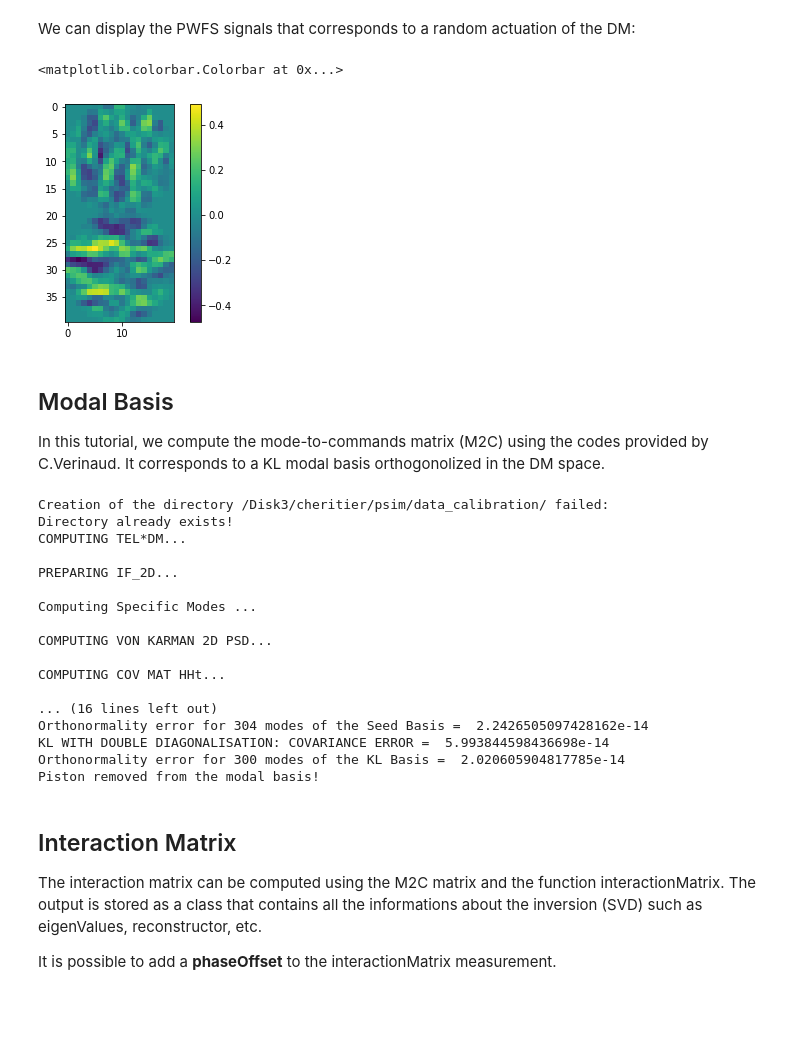
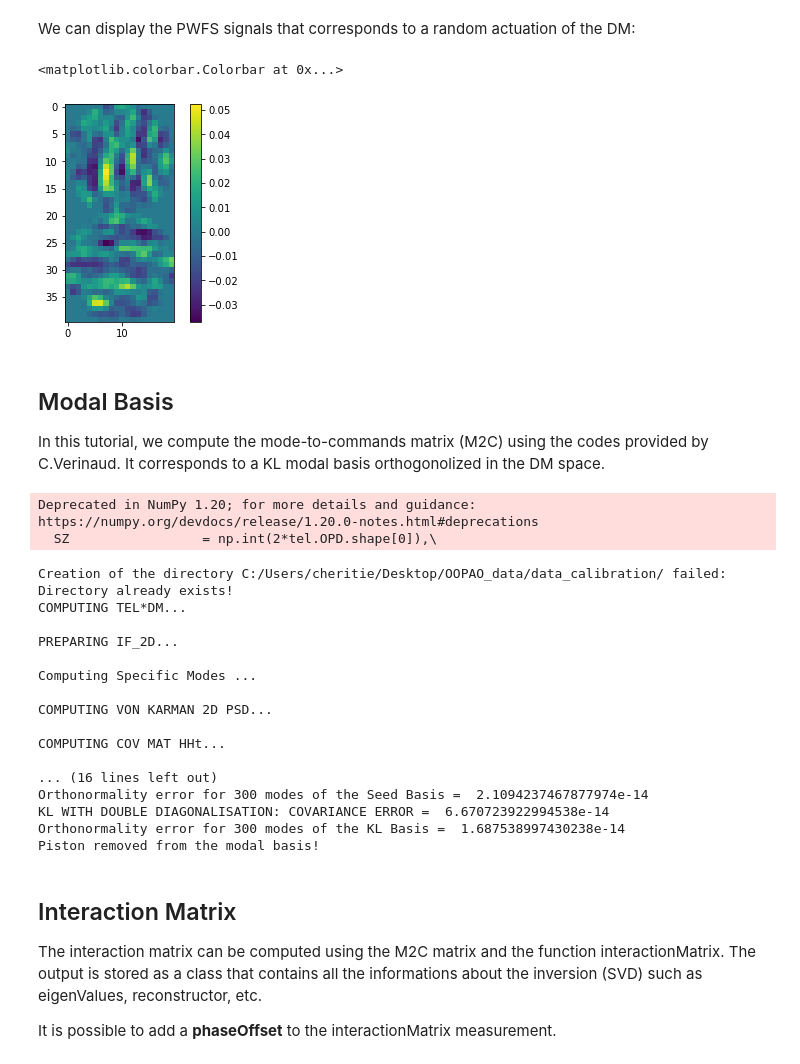
Before and after one commit to cheritier/OOPAO, a Jupyter notebook: tutorials/tutorial_howToAdaptiveOptics.ipynb, the cells around one changed output. Drawn from its saved outputs; the diff is of its cells as text; code cells hidden in the pictures; blank space fills up the shorter version.

```diff
--- a/tutorials/tutorial_howToAdaptiveOptics.ipynb
+++ b/tutorials/tutorial_howToAdaptiveOptics.ipynb
@@ -349,9 +357,9 @@ To update the DM surface, the property **dm.coefs** must be updated to set the n
 
 Typically, using a random command vector, we can propagate the light through the DM (light is reflected hence the sign change and the factor 2 in OPD):
 # %%
-tel-atm
+tel+atm
 
-dm.coefs = (np.random.rand(dm.nValidAct)-0.5)*100e-9
+dm.coefs = (np.random.rand(dm.nValidAct)-0.5)*1000e-9
 tel*dm
 plt.figure()
 plt.subplot(121)
@@ -476,15 +484,15 @@ plt.colorbar()
 # %% [markdown]
 We can display the PWFS signals that corresponds to a random actuation of the DM:
 # %%
-dm.coefs = (np.random.rand(dm.nValidAct)-0.5)*100e-9
+dm.coefs = (np.random.rand(dm.nValidAct)-0.5)*10e-9
 tel*dm*wfs
 
 plt.figure()
 plt.imshow(wfs.pyramidSignal_2D)
 plt.colorbar()
 # %% [output]
 <matplotlib.colorbar.Colorbar at 0x...>
-[figure, old version]
+[figure, new version]
 # %% [markdown]
 ## Modal Basis
 In this tutorial, we compute the mode-to-commands matrix (M2C) using the codes provided by C.Verinaud. It corresponds to a KL modal basis orthogonolized in the DM space.
@@ -511,23 +519,25 @@ M2C_KL = compute_M2C(telescope            = tel,\
                                  nZer               = 3,\
                                  NDIVL              = 1)
 # %% [output]
-Creation of the directory /Disk3/cheritier/psim/data_calibration/ failed:
-Directory already exists!
-COMPUTING TEL*DM...
-
-PREPARING IF_2D...
-
-Computing Specific Modes ...
-
-COMPUTING VON KARMAN 2D PSD...
-
-COMPUTING COV MAT HHt...
-
-... (16 lines left out)
-Orthonormality error for 304 modes of the Seed Basis =  2.2426505097428162e-14
-KL WITH DOUBLE DIAGONALISATION: COVARIANCE ERROR =  5.993844598436698e-14
-Orthonormality error for 300 modes of the KL Basis =  2.020605904817785e-14
-Piston removed from the modal basis!
+Deprecated in NumPy 1.20; for more details and guidance: https://numpy.org/devdocs/release/1.20.0-notes.html#deprecations
+  SZ                 = np.int(2*tel.OPD.shape[0]),\
+Creation of the directory C:/Users/cheritie/Desktop/OOPAO_data/data_calibration/ failed:
+Directory already exists!
+COMPUTING TEL*DM...
+
+PREPARING IF_2D...
+
+Computing Specific Modes ...
+
+COMPUTING VON KARMAN 2D PSD...
+
+COMPUTING COV MAT HHt...
+
+... (16 lines left out)
+Orthonormality error for 300 modes of the Seed Basis =  2.1094237467877974e-14
+KL WITH DOUBLE DIAGONALISATION: COVARIANCE ERROR =  6.670723922994538e-14
+Orthonormality error for 300 modes of the KL Basis =  1.687538997430238e-14
+Piston removed from the modal basis!
 # %% [markdown]
 ## Interaction Matrix
 The interaction matrix can be computed using the M2C matrix and the function interactionMatrix.
```
Also changed, not shown: parts of 18 cells of this notebook, 3 other files.
